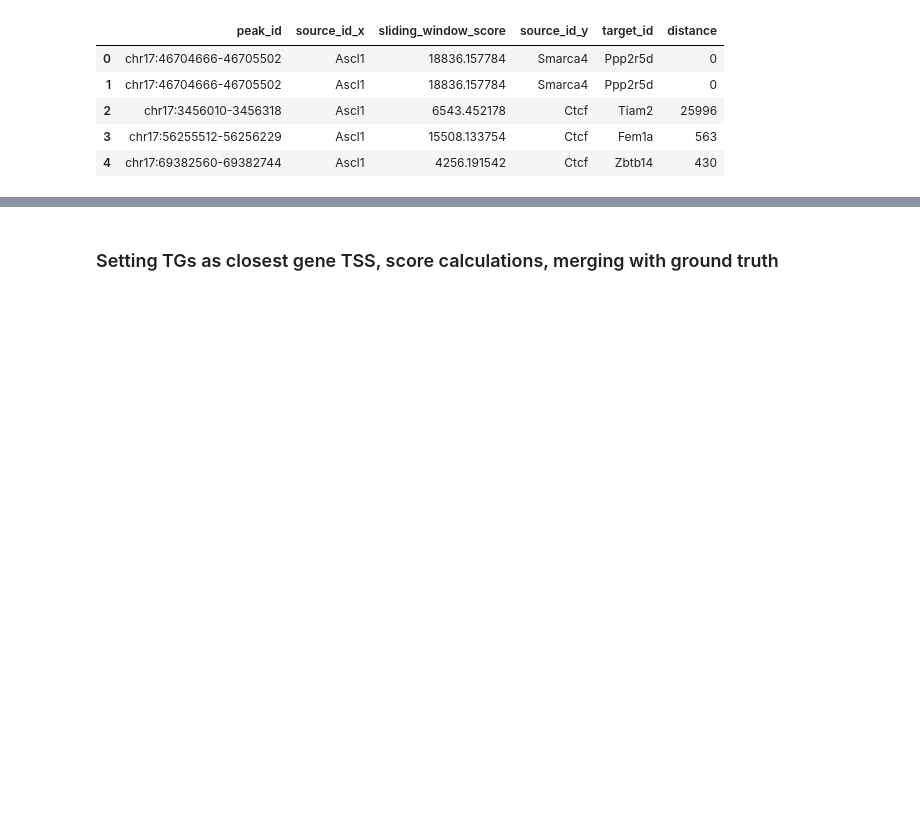
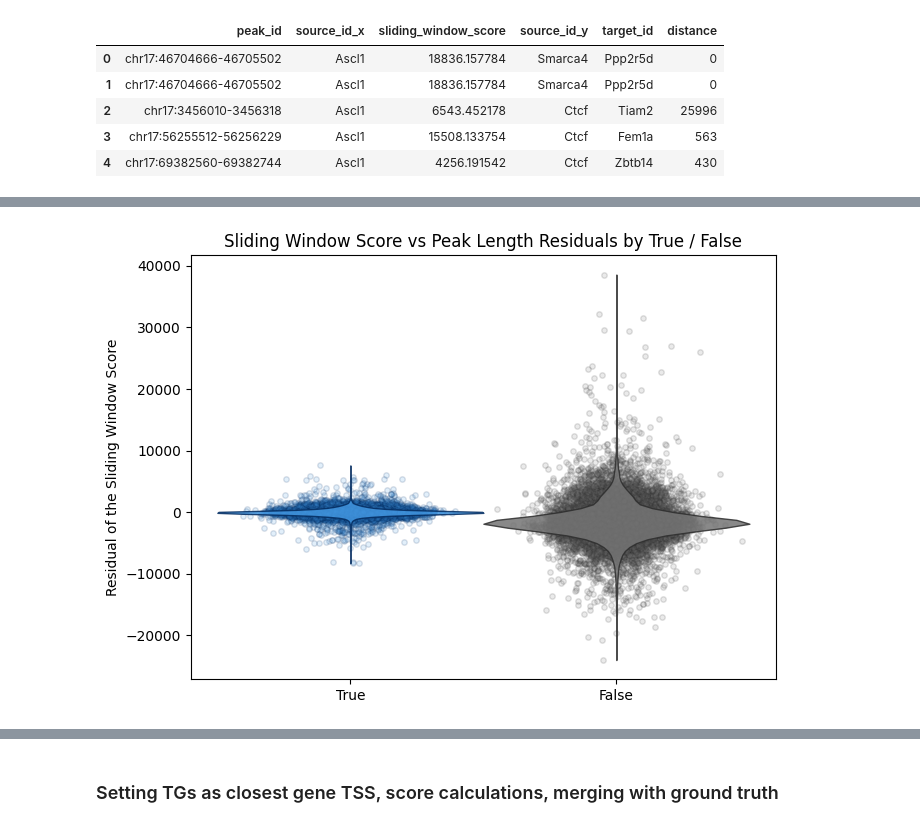
Before and after one commit to emoeller80281/Custom_GRN_Inference, a Jupyter notebook: dev/notebooks/sliding_window_calculation_method_testing.ipynb, the cells around one changed output, grey strips where cells are left out. Saved outputs shown, nothing was run; the diff lists cells and outputs as text; code cells hidden in the pictures; blank space fills up the shorter version.

```diff
--- a/dev/notebooks/sliding_window_calculation_method_testing.ipynb
+++ b/dev/notebooks/sliding_window_calculation_method_testing.ipynb
@@ -768,0 +848,46 @@ True Values: Correlation = 0.98, p-value = 0.0000
+# %%
+import numpy as np
+import matplotlib.pyplot as plt
+
+resid_col = "fit_sliding_window_score"  # your residuals
+
+df = pos_peak_len_df.dropna(subset=["peak_length", resid_col]).copy()
+true_mask = df["source_id_x"] == df["source_id_y"]
+
+# (optional) subsample to keep plots readable
+N = 20_000
+true_resid  = df.loc[true_mask,  resid_col].sample(min(N, true_mask.sum()),  random_state=0).values
+false_resid = df.loc[~true_mask, resid_col].sample(min(N, (~true_mask).sum()), random_state=0).values
+
+fig, ax = plt.subplots(figsize=(7,5))
+
+# --- Add jittered points ---
+rng = np.random.default_rng(0)
+jitter_scale = 0.1  # width of the horizontal jitter
+
+x_true  = rng.normal(loc=1.0, scale=jitter_scale, size=true_resid.size)
+x_false = rng.normal(loc=2.0, scale=jitter_scale, size=false_resid.size)
+
+ax.scatter(x_true,  true_resid,  s=15, alpha=0.15, c="#4195df", edgecolors="#032b5f", rasterized=True)
+ax.scatter(x_false, false_resid, s=15, alpha=0.15, c="#747474", edgecolors="#2D2D2D", rasterized=True)
+
+parts = ax.violinplot([true_resid, false_resid],
+                      positions=[1,2], widths=1,
+                      showmedians=False, showextrema=False)
+
+# Style violins to match your palette
+for pc, face, edge in zip(parts['bodies'],
+                          ["#4195df", "#747474"],
+                          ["#032b5f", "#2D2D2D"]):
+    pc.set_facecolor(face)
+    pc.set_edgecolor(edge)
+    pc.set_alpha(0.85)
+    pc.set_linewidth(1)
+
+ax.set_xticks([1,2]); ax.set_xticklabels(["True", "False"])
+ax.set_ylabel("Residual of the Sliding Window Score")
+ax.set_title("Sliding Window Score vs Peak Length Residuals by True / False")
+fig.tight_layout()
+plt.show()
+# %% [output]
+[figure, added]
```
Also changed, not shown: parts of 11 cells of this notebook, 7 other files.
